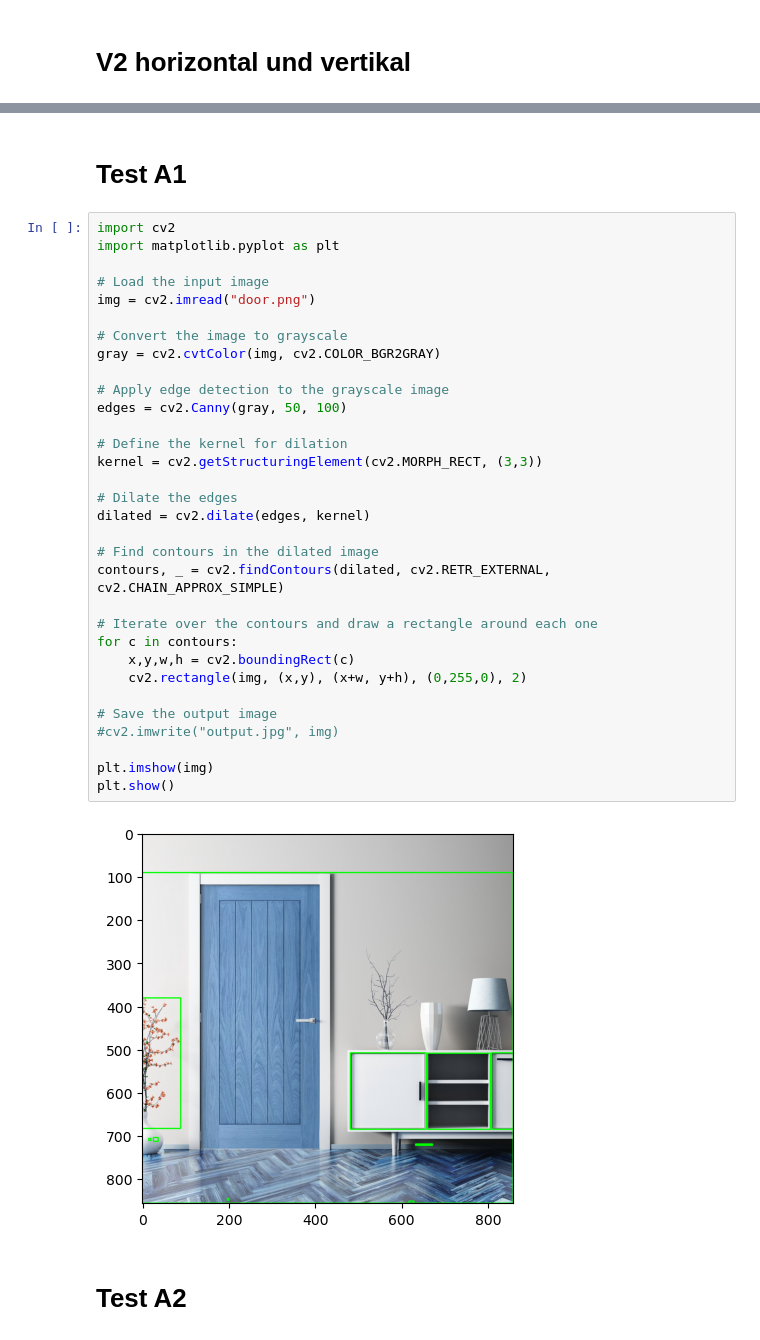
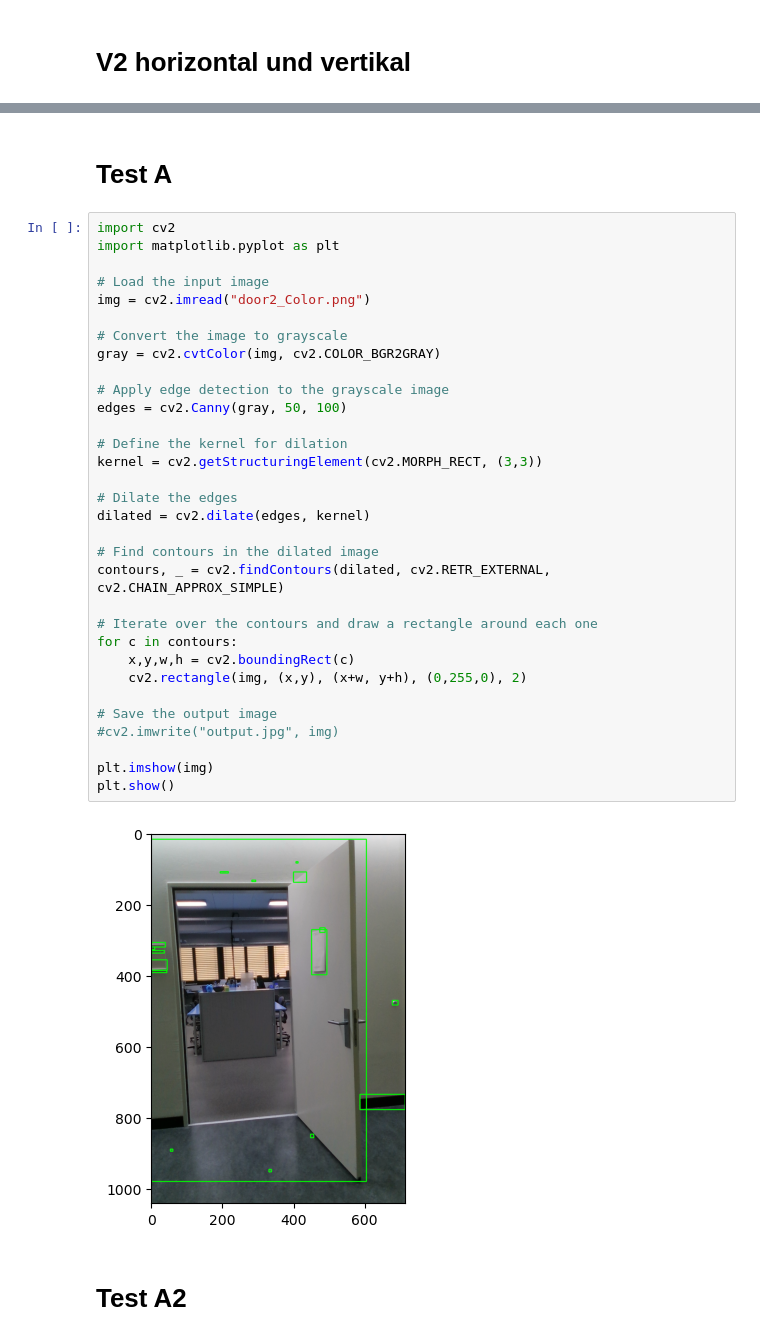
Before and after one commit to matz96/Doordetection, a Jupyter notebook: lescher.ipynb, the cells around one changed output, grey strips where cells are left out. Cells and saved outputs as stored; diff of their text form.

```diff
--- a/lescher.ipynb
+++ b/lescher.ipynb
@@ -142,39 +135,39 @@ plt.show()
 # %% [markdown]
-# Test A1
+# Test A
 # %%
 import cv2
 import matplotlib.pyplot as plt
 
 # Load the input image
-img = cv2.imread("door.png")
+img = cv2.imread("door2_Color.png")
 
 # Convert the image to grayscale
 gray = cv2.cvtColor(img, cv2.COLOR_BGR2GRAY)
 
 # Apply edge detection to the grayscale image
 edges = cv2.Canny(gray, 50, 100)
 
 # Define the kernel for dilation
 kernel = cv2.getStructuringElement(cv2.MORPH_RECT, (3,3))
 
 # Dilate the edges
 dilated = cv2.dilate(edges, kernel)
 
 # Find contours in the dilated image
 contours, _ = cv2.findContours(dilated, cv2.RETR_EXTERNAL, cv2.CHAIN_APPROX_SIMPLE)
 
 # Iterate over the contours and draw a rectangle around each one
 for c in contours:
     x,y,w,h = cv2.boundingRect(c)
     cv2.rectangle(img, (x,y), (x+w, y+h), (0,255,0), 2)
 
 # Save the output image
 #cv2.imwrite("output.jpg", img)
 
 plt.imshow(img)
 plt.show()
 # %% [output]
-[figure, old version]
+[figure, new version]
 # %% [markdown]
 # Test A2
 # %%
```
Also changed, not shown: parts of 5 cells of this notebook, 6 other files.
